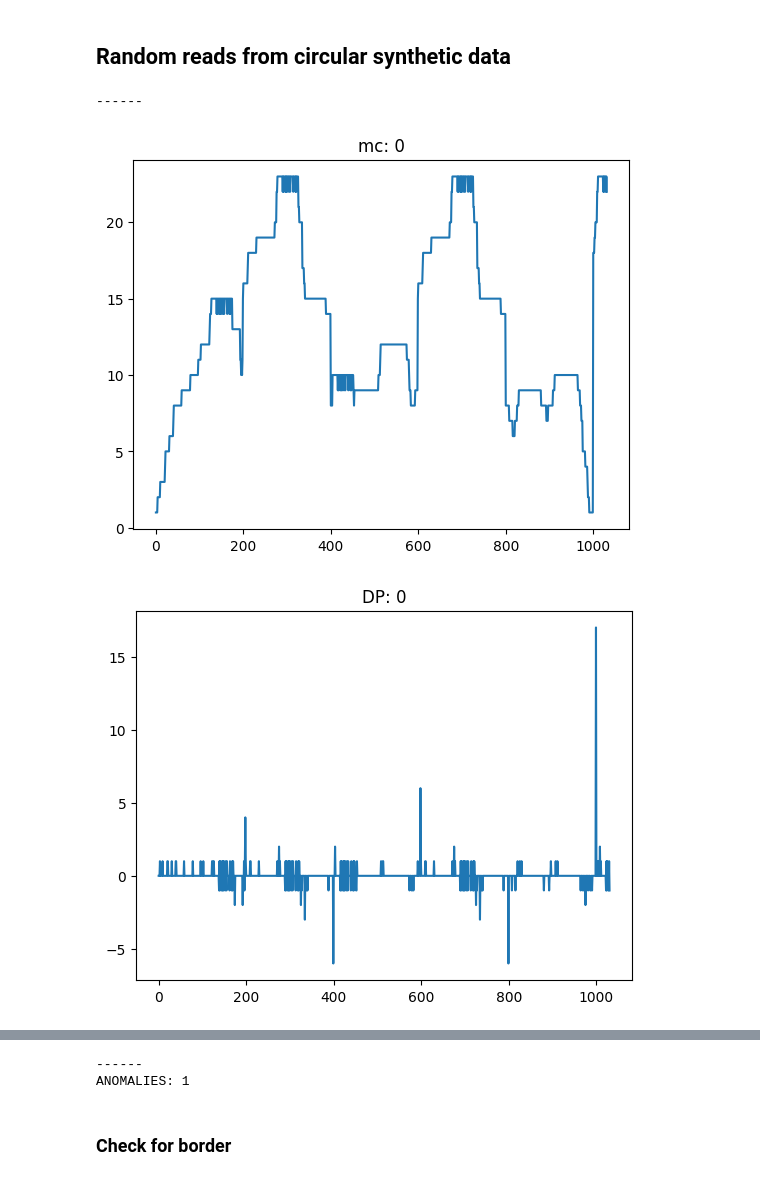
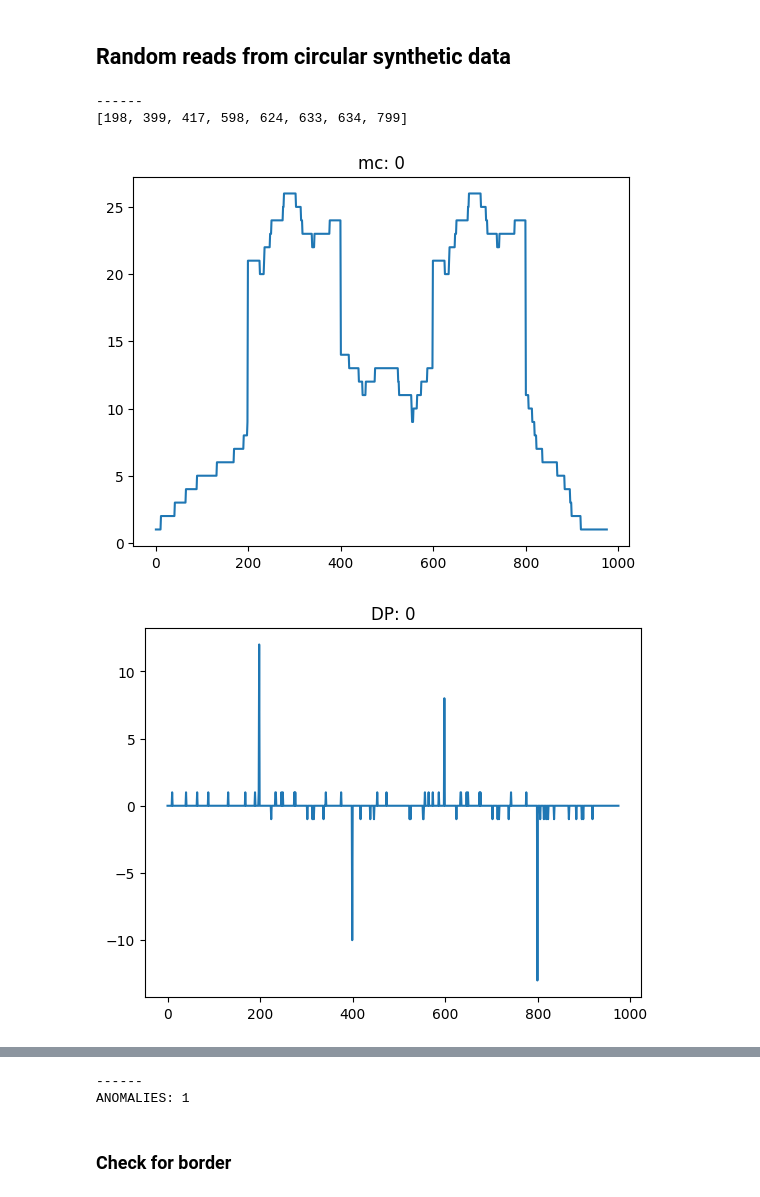
Before and after one commit to davidsmts/Overlapss, a Jupyter notebook: TestCircular.ipynb, the cells around one changed output, grey strips where cells are left out. Drawn from its saved outputs; the diff is of its cells as text; code cells hidden in the pictures.

```diff
--- a/TestCircular.ipynb
+++ b/TestCircular.ipynb
@@ -7,7 +7,7 @@
 [figure]
 [figure]
 # %%
-xpoints, ypoints, maxcounts, se, pc_diff_profile, artifact, mci = correct_robustly("data/circular-data.txt", "1111011011", 0)
+xpoints, ypoints, maxcounts, se, pc_diff_profile, artifact, mci = correct_robustly("data/circular-data.txt", "1111111111", 0)
 print(se)
 print(mci)
 print(artifact)
@@ -32,33 +32,40 @@ plt.show()
 # %%
 count_of_anomalies = 0
 for i in range(60):
-    xpoints, ypoints, maxcounts, se, pc_diff_profile, artifact, mci = correct_robustly("data/longcirc_reads.txt", "111111111111010111010101110110111111011110101111", i)
+    xpoints, ypoints, maxcounts, se, pc_diff_profile, artifact, mci = correct_robustly("data/longcirc_reads.txt", "111111111111111111111111", i)
     if not (np.array(ypoints) == np.array([0 for i in range(len(ypoints))])).all():
         count_of_anomalies += 1
         print("------")
         #print(mci)
         #print(artifact)
         #print(se)
+        nonzero_indices = []
+        iszero = np.array(ypoints) != np.array([0 for i in range(len(ypoints))])
+        for j in range(len(iszero)):
+            if iszero[j]:
+                nonzero_indices.append(j)
+        print(nonzero_indices)
         # Max Counts
         plt.title("mc: "+str(i))
         plt.plot([i for i in range(len(maxcounts))], maxcounts)
         plt.show()
         # DP
         plt.title("DP: "+str(i))
         plt.plot([i for i in range(len(pc_diff_profile))], pc_diff_profile)
         plt.savefig('imgs/circular_long_dp.png', bbox_inches='tight')
         plt.show()
         #print([i for i in range(len(pc_diff_profile)) if pc_diff_profile[i]!=0])
         # Corrected DP
         plt.title("Corrected: "+str(i))
         plt.plot(xpoints, ypoints)
         plt.savefig('imgs/circular_long_cdp.png', bbox_inches='tight')
         plt.show()
         #print([i for i in range(len(ypoints)) if ypoints[i]!=0])
         print("------")
         break
 print("ANOMALIES: " + str(count_of_anomalies))
 # %% [output]
 ------
+[198, 399, 417, 598, 624, 633, 634, 799]
-[figure, old version]
+[figure, new version]
-[figure, old version]
+[figure, new version]
```
Also changed, not shown: parts of 3 cells of this notebook, 14 other files.
